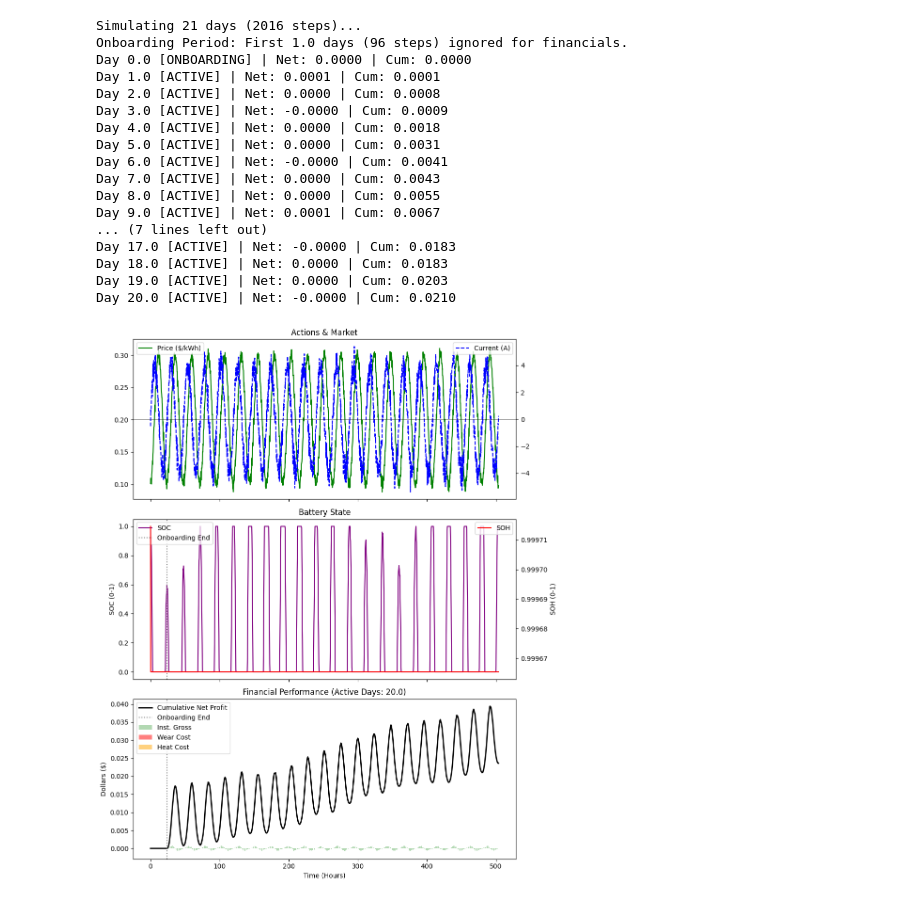
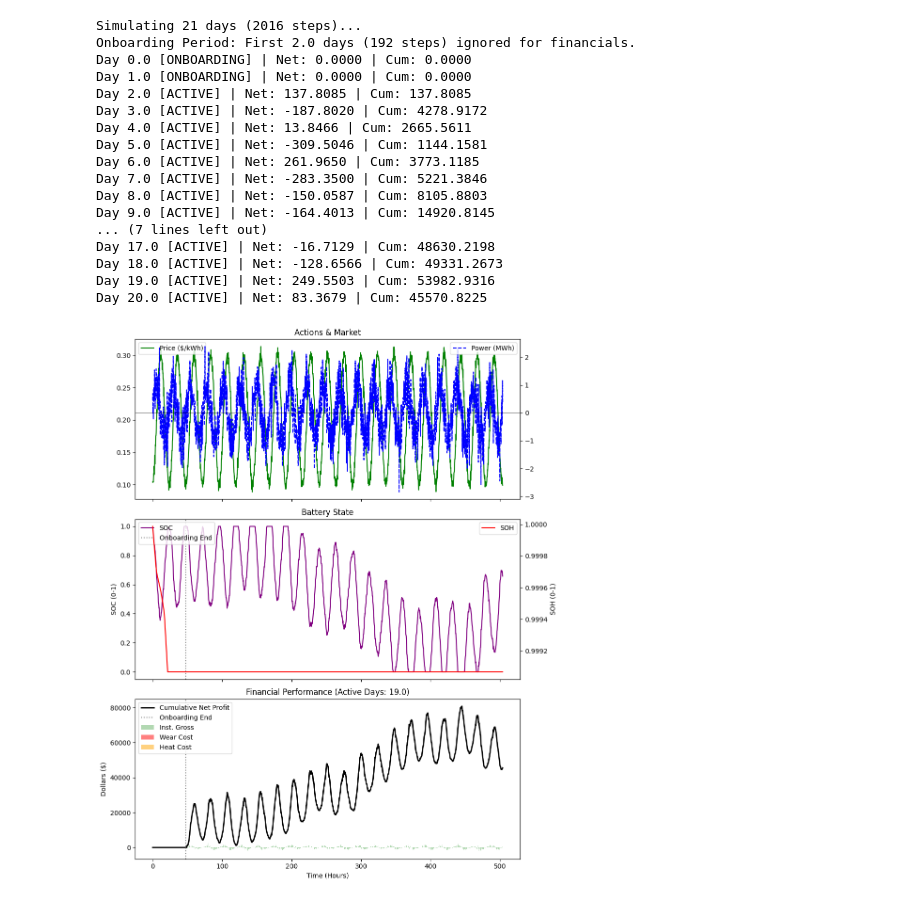
Before and after one commit to spham21/Energy-Arbitrage, a Jupyter notebook: ztest/battery/battery_sim.ipynb, the cells around one changed output. Drawn from its saved outputs; the diff is of its cells as text; code cells hidden in the pictures.

Commit message:
updated battery parameters

```diff
--- a/ztest/battery/battery_sim.ipynb
+++ b/ztest/battery/battery_sim.ipynb
@@ -7,7 +7,7 @@ from battery_env import BatterySim
 
 
 DAYS = 21
-ONBOARDING_DAYS = 1.0
+ONBOARDING_DAYS = 2.0
 DT_MINS = 15
 STEPS_PER_DAY = int(24 * 60 / DT_MINS)
 TOTAL_STEPS = int(DAYS * STEPS_PER_DAY)
@@ -18,16 +18,16 @@ time_hours = time_indices * (DT_MINS / 60)
 
 # Price: Sine wave with random noise
 price_wave = 0.20 + 0.10 * np.sin(2 * np.pi * time_indices / STEPS_PER_DAY - (np.pi/2) + (np.pi/32)) + np.random.normal(0, 0.005, TOTAL_STEPS)
-# Current: Sine wave (4A amplitude) to match price, with noise
-current_wave = 4.0 * np.sin(2 * np.pi * time_indices / STEPS_PER_DAY) + np.random.normal(0, 0.5, TOTAL_STEPS)
+# Power: Sine wave with random noise, MWh
+power_wave = 1.0 * np.sin(2 * np.pi * time_indices / STEPS_PER_DAY) + np.random.normal(0, 0.5, TOTAL_STEPS)
 
-def calc_gross_profit(current_amps, voltage, price_per_kwh, dt_hours=0.25):
+def calc_gross_profit(current_power, price_per_kwh, dt_hours=0.25):
     """ P (kW) * t (h) * Price ($/kWh) """
-    power_kw = (current_amps * voltage) / 1000.0
+    power_kw = current_power * 1000 # Convert from MW to kW
     return power_kw * dt_hours * price_per_kwh
 
-# Initialize Sim (CAPEX set to $10 to match single cell physics)
-sim = BatterySim(step_size_minutes=DT_MINS, battery_capex=10.0)
+# Initialize Sim 10MWh capacity, $300k/MWh CAPEX
+sim = BatterySim(step_size_minutes=DT_MINS, plant_capacity=10.0, plant_capex=300000)
 results = []
 
 print(f"Simulating {DAYS} days ({TOTAL_STEPS} steps)...")
@@ -39,7 +39,7 @@ daily_profit_estimate = 0.05 # Seed estimate
 
 for t in range(TOTAL_STEPS):
     # 1. Inputs
-    I_cmd = current_wave[t]
+    I_cmd = power_wave[t]
     price = price_wave[t]
 
     # 2. Check Onboarding Status
@@ -47,7 +47,7 @@ for t in range(TOTAL_STEPS):
 
     # 3. Run Physics
     # We run physics even during onboarding to "settle" the SEI layer
-    state, done = sim.step(current_amps=I_cmd, instant_elec_cost=price, avg_daily_profit=daily_profit_estimate)
+    state, done = sim.step(power_input=I_cmd, instant_elec_cost=price, avg_daily_profit=daily_profit_estimate)
 
     if state is None:
         print(f"Crash at step {t}")
@@ -88,7 +88,7 @@ for t in range(TOTAL_STEPS):
     # 5. Record
     results.append({
         "Time_Hr": time_hours[t],
-        "Current_A": I_cmd,
+        "Power_MWh": I_cmd,
         "Voltage_V": state['physics']['voltage'],
         "Price": price,
         "SOC": state['physics']['soc'],
@@ -114,7 +114,7 @@ fig, ax = plt.subplots(3, 1, figsize=(10, 12), sharex=True)
 ax[0].set_title("Actions & Market")
 ax[0].plot(df["Time_Hr"], df["Price"], 'g', label="Price ($/kWh)")
 ax0b = ax[0].twinx()
-ax0b.plot(df["Time_Hr"], df["Current_A"], 'b--', label="Current (A)")
+ax0b.plot(df["Time_Hr"], df["Power_MWh"], 'b--', label="Power (MWh)")
 ax0b.axhline(0, color='k', lw=0.5)
 ax[0].legend(loc='upper left')
 ax0b.legend(loc='upper right')
@@ -126,45 +126,45 @@ ax1b = ax[1].twinx()
 ax1b.plot(df["Time_Hr"], df["SOH"], color='red', label="SOH")
 # Draw line showing where onboarding ended
 ax[1].axvline(ONBOARDING_DAYS * 24, color='gray', linestyle=':', label="Onboarding End")
 ax[1].set_ylabel("SOC (0-1)")
 ax1b.set_ylabel("SOH (0-1)")
 ax[1].legend(loc='upper left')
 ax1b.legend(loc='upper right')
 
 # 3. Financials
 ax[2].set_title(f"Financial Performance (Active Days: {DAYS-ONBOARDING_DAYS})")
 ax[2].plot(df["Time_Hr"], df["Cum_Net"], 'k', lw=2, label="Cumulative Net Profit")
 
 # Stacked bars for costs
 ax[2].bar(df["Time_Hr"], df["Gross"], width=0.2, color='green', alpha=0.3, label="Inst. Gross")
 ax[2].bar(df["Time_Hr"], -df["Wear_Cost"], width=0.2, color='red', alpha=0.5, label="Wear Cost")
 ax[2].bar(df["Time_Hr"], -df["Heat_Cost"], width=0.2, color='orange', alpha=0.5, bottom=-df["Wear_Cost"], label="Heat Cost")
 
 # Draw line showing where financials started
 ax[2].axvline(ONBOARDING_DAYS * 24, color='gray', linestyle=':', label="Onboarding End")
 
 ax[2].legend(loc='upper left')
 ax[2].set_xlabel("Time (Hours)")
 ax[2].set_ylabel("Dollars ($)")
 
 plt.tight_layout()
 plt.show()
 # %% [output]
 Simulating 21 days (2016 steps)...
-Onboarding Period: First 1.0 days (96 steps) ignored for financials.
+Onboarding Period: First 2.0 days (192 steps) ignored for financials.
 Day 0.0 [ONBOARDING] | Net: 0.0000 | Cum: 0.0000
-Day 1.0 [ACTIVE] | Net: 0.0001 | Cum: 0.0001
-Day 2.0 [ACTIVE] | Net: 0.0000 | Cum: 0.0008
-Day 3.0 [ACTIVE] | Net: -0.0000 | Cum: 0.0009
-Day 4.0 [ACTIVE] | Net: 0.0000 | Cum: 0.0018
-Day 5.0 [ACTIVE] | Net: 0.0000 | Cum: 0.0031
-Day 6.0 [ACTIVE] | Net: -0.0000 | Cum: 0.0041
-Day 7.0 [ACTIVE] | Net: 0.0000 | Cum: 0.0043
-Day 8.0 [ACTIVE] | Net: 0.0000 | Cum: 0.0055
-Day 9.0 [ACTIVE] | Net: 0.0001 | Cum: 0.0067
+Day 1.0 [ONBOARDING] | Net: 0.0000 | Cum: 0.0000
+Day 2.0 [ACTIVE] | Net: 137.8085 | Cum: 137.8085
+Day 3.0 [ACTIVE] | Net: -187.8020 | Cum: 4278.9172
+Day 4.0 [ACTIVE] | Net: 13.8466 | Cum: 2665.5611
+Day 5.0 [ACTIVE] | Net: -309.5046 | Cum: 1144.1581
+Day 6.0 [ACTIVE] | Net: 261.9650 | Cum: 3773.1185
+Day 7.0 [ACTIVE] | Net: -283.3500 | Cum: 5221.3846
+Day 8.0 [ACTIVE] | Net: -150.0587 | Cum: 8105.8803
+Day 9.0 [ACTIVE] | Net: -164.4013 | Cum: 14920.8145
 ... (7 lines left out)
-Day 17.0 [ACTIVE] | Net: -0.0000 | Cum: 0.0183
-Day 18.0 [ACTIVE] | Net: 0.0000 | Cum: 0.0183
-Day 19.0 [ACTIVE] | Net: 0.0000 | Cum: 0.0203
-Day 20.0 [ACTIVE] | Net: -0.0000 | Cum: 0.0210
+Day 17.0 [ACTIVE] | Net: -16.7129 | Cum: 48630.2198
+Day 18.0 [ACTIVE] | Net: -128.6566 | Cum: 49331.2673
+Day 19.0 [ACTIVE] | Net: 249.5503 | Cum: 53982.9316
+Day 20.0 [ACTIVE] | Net: 83.3679 | Cum: 45570.8225
-[figure, old version]
+[figure, new version]
```
Also changed, not shown: 1 other file.
